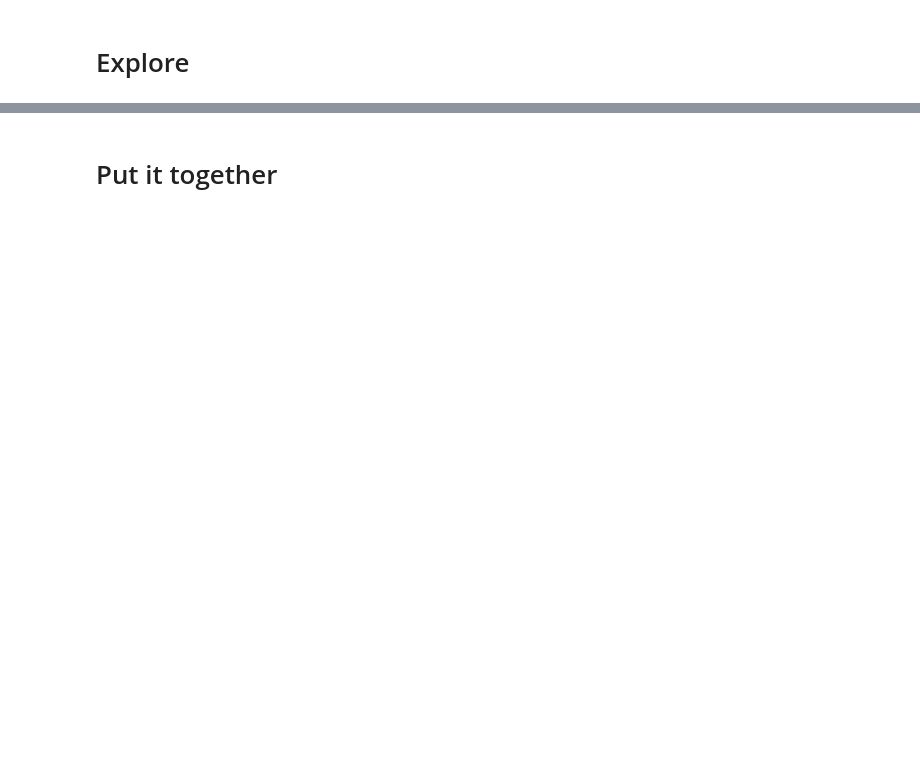
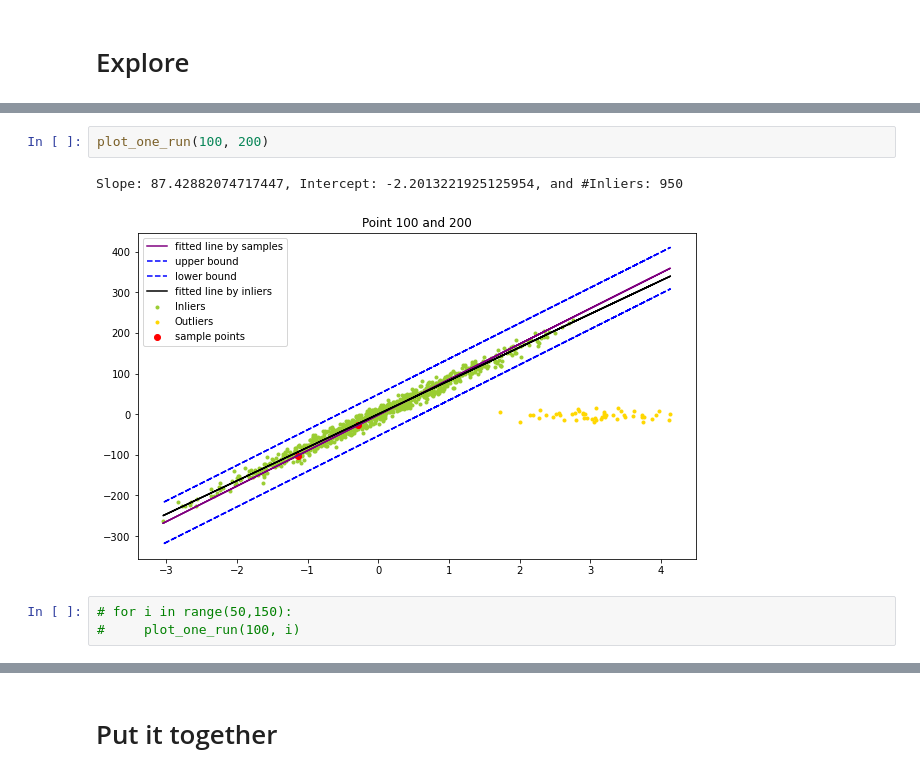
Before and after one commit to EricWebsmith/machine_learning_from_scrach, a Jupyter notebook: ransac.ipynb, the cells around one changed output, grey strips where cells are left out. Cells and saved outputs as stored; diff of their text form; blank space fills up the shorter version.

```diff
--- a/ransac.ipynb
+++ b/ransac.ipynb
@@ -140,0 +146,8 @@ Slope: 87.42882074717447, Intercept: -2.2013221925125954, and #Inliers: 950
+# %%
+plot_one_run(100, 200)
+# %% [output]
+Slope: 87.42882074717447, Intercept: -2.2013221925125954, and #Inliers: 950
+[figure, added]
+# %%
+# for i in range(50,150):
+#     plot_one_run(100, i)
```
Also changed, not shown: parts of 20 cells of this notebook.
